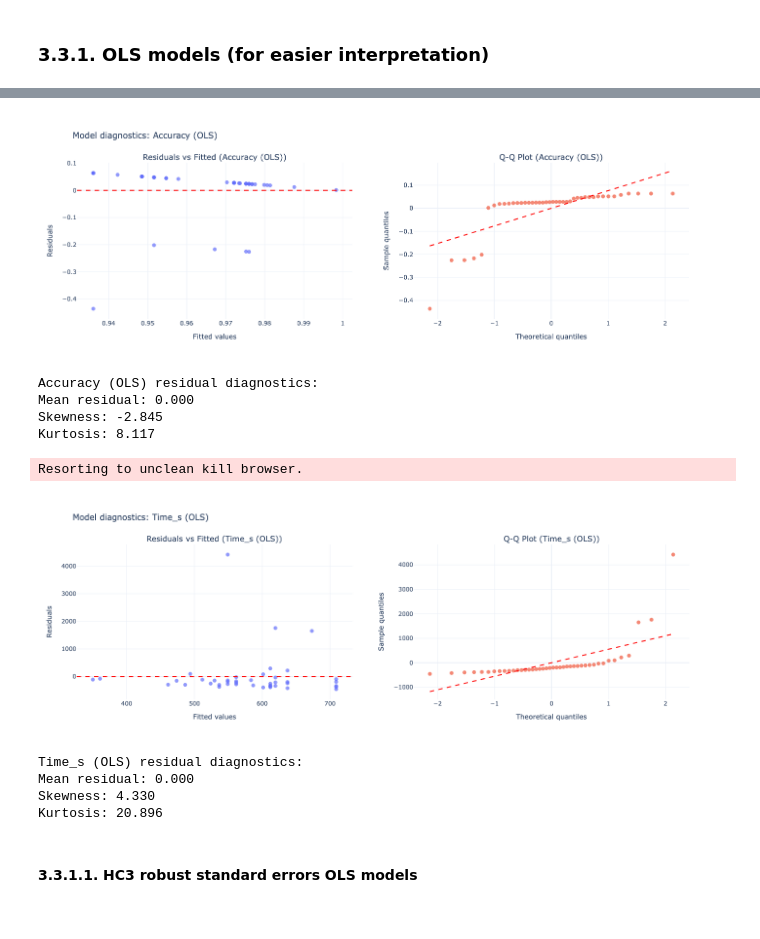
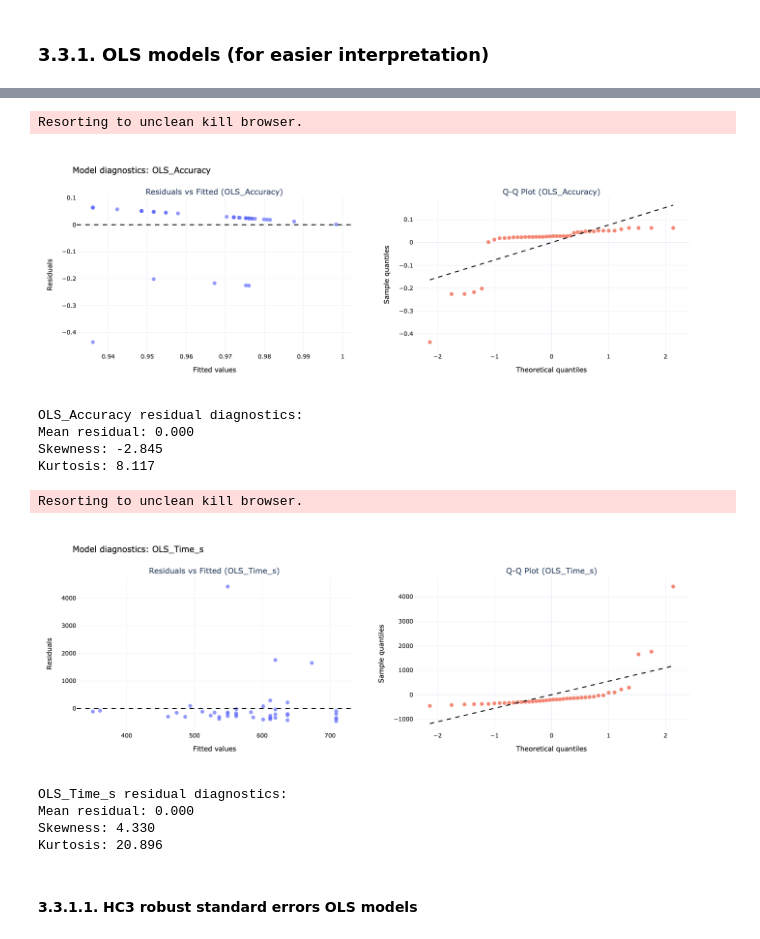
Before and after one commit to AAnzel/Polar-Diagrams-Dashboard, a Jupyter notebook: User_Study/src/User_Study_Main.ipynb, the cells around one changed output, grey strips where cells are left out. Cells and saved outputs as stored; diff of their text form; code cells hidden in the pictures.

Commit message:
Changed: Improved some figures and regenerated them.

```diff
--- a/User_Study/src/User_Study_Main.ipynb
+++ b/User_Study/src/User_Study_Main.ipynb
@@ -11,9 +11,11 @@ import statsmodels.stats.stattools as sms
 import plotly.graph_objects as go
 from plotly.subplots import make_subplots
 import plotly.express as px
+import plotly.io as pio
 
 matplotlib.rc('axes', axisbelow=True)
 np.random.seed(42)
+pio.templates.default = "simple_white"
 # %%
 __author__ = ['Aleksandar Anžel', 'Zewen Yang']
 __copyright__ = ''
@@ -1029,7 +1031,7 @@ def plot_resid_diags_plotly(model, title_suffix=""):
     chart_residuals.add_hline(
         y=0,
         line_dash="dash",
-        line_color="red",
+        line_color="black",
         row=1,
         col=1
     )
@@ -1056,20 +1058,25 @@ def plot_resid_diags_plotly(model, title_suffix=""):
             x=x_line,
             y=y_line,
             mode="lines",
-            line=dict(color="red", dash="dash"),
+            line=dict(color="black", dash="dash"),
             name="Q-Q reference"
         ),
         row=1,
         col=2
     )
 
-    chart_residuals.update_xaxes(title_text="Fitted values", row=1, col=1)
-    chart_residuals.update_yaxes(title_text="Residuals", row=1, col=1)
-    chart_residuals.update_xaxes(title_text="Theoretical quantiles", row=1, col=2)
-    chart_residuals.update_yaxes(title_text="Sample quantiles", row=1, col=2)
+    chart_residuals.update_xaxes(
+        title_text="Fitted values", row=1, col=1, color='black')
+    chart_residuals.update_yaxes(
+        title_text="Residuals", row=1, col=1, color='black')
+    chart_residuals.update_xaxes(
+        title_text="Theoretical quantiles", row=1, col=2, color='black')
+    chart_residuals.update_yaxes(
+        title_text="Sample quantiles", row=1, col=2, color='black')
 
     chart_residuals.update_layout(
         title=f"Model diagnostics: {title_suffix}",
+        title_font_color="black",
         height=500,
         width=1000,
         template="plotly_white",
@@ -1078,10 +1085,11 @@ def plot_resid_diags_plotly(model, title_suffix=""):
 
     chart_residuals.write_image(
         os.path.join(
-            path_study_data_results, 'OLS_Residual_Diagnostics_'
-            + title_suffix.split(' ')[0] + '.pdf'))
+            path_study_data_results, 'Residual_Diagnostics_'
+            + title_suffix + '.pdf'))
     chart_residuals.show()
 
+    # Extra stuff as statsmodel.summary() already includes this
     skew = stats.skew(resid, bias=False)
     kurt = stats.kurtosis(resid, bias=False, fisher=True)  # excess kurtosis
     print(f"\n{title_suffix} residual diagnostics:")
@@ -1122,20 +1130,21 @@ Covariance Type:            nonrobust
 Notes:
 [1] Standard Errors assume that the covariance matrix of the errors is correctly specified.
 # %%
-plot_resid_diags_plotly(model_accuracy_lin, "Accuracy (OLS)")
-plot_resid_diags_plotly(model_time, "Time_s (OLS)")
+plot_resid_diags_plotly(model_accuracy_lin, "OLS_Accuracy")
+plot_resid_diags_plotly(model_time, "OLS_Time_s")
 # %% [output]
+Resorting to unclean kill browser.
-[figure, old version]
+[figure, new version]
-Accuracy (OLS) residual diagnostics:
-Mean residual: 0.000
-Skewness: -2.845
-Kurtosis: 8.117
-Resorting to unclean kill browser.
+OLS_Accuracy residual diagnostics:
+Mean residual: 0.000
+Skewness: -2.845
+Kurtosis: 8.117
+Resorting to unclean kill browser.
-[figure, old version]
+[figure, new version]
-Time_s (OLS) residual diagnostics:
-Mean residual: 0.000
-Skewness: 4.330
-Kurtosis: 20.896
+OLS_Time_s residual diagnostics:
+Mean residual: 0.000
+Skewness: 4.330
+Kurtosis: 20.896
 # %% [markdown]
 #### 3.3.1.1. HC3 robust standard errors OLS models
 # %%
```
Also changed, not shown: parts of 4 cells of this notebook, 9 other files.
